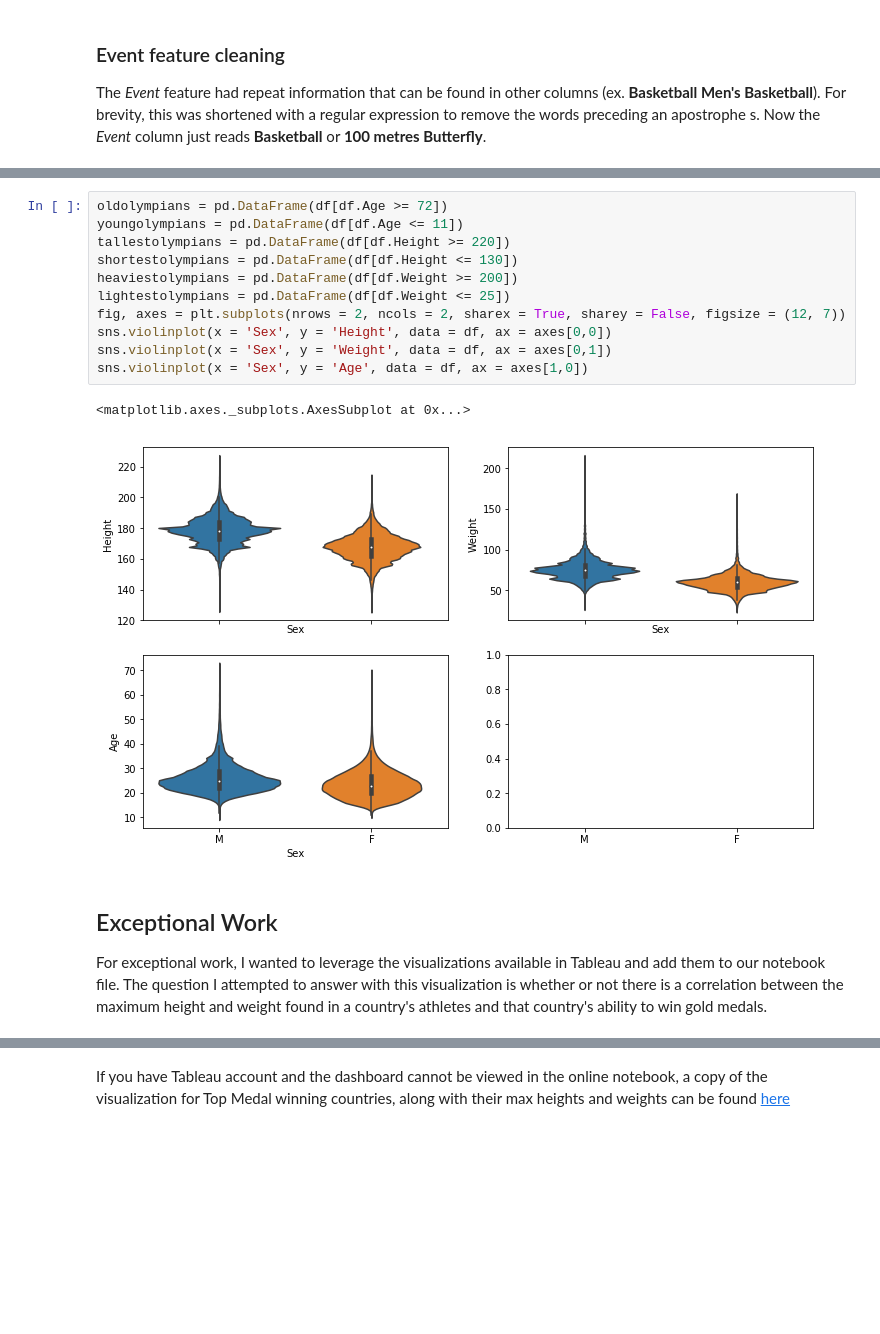
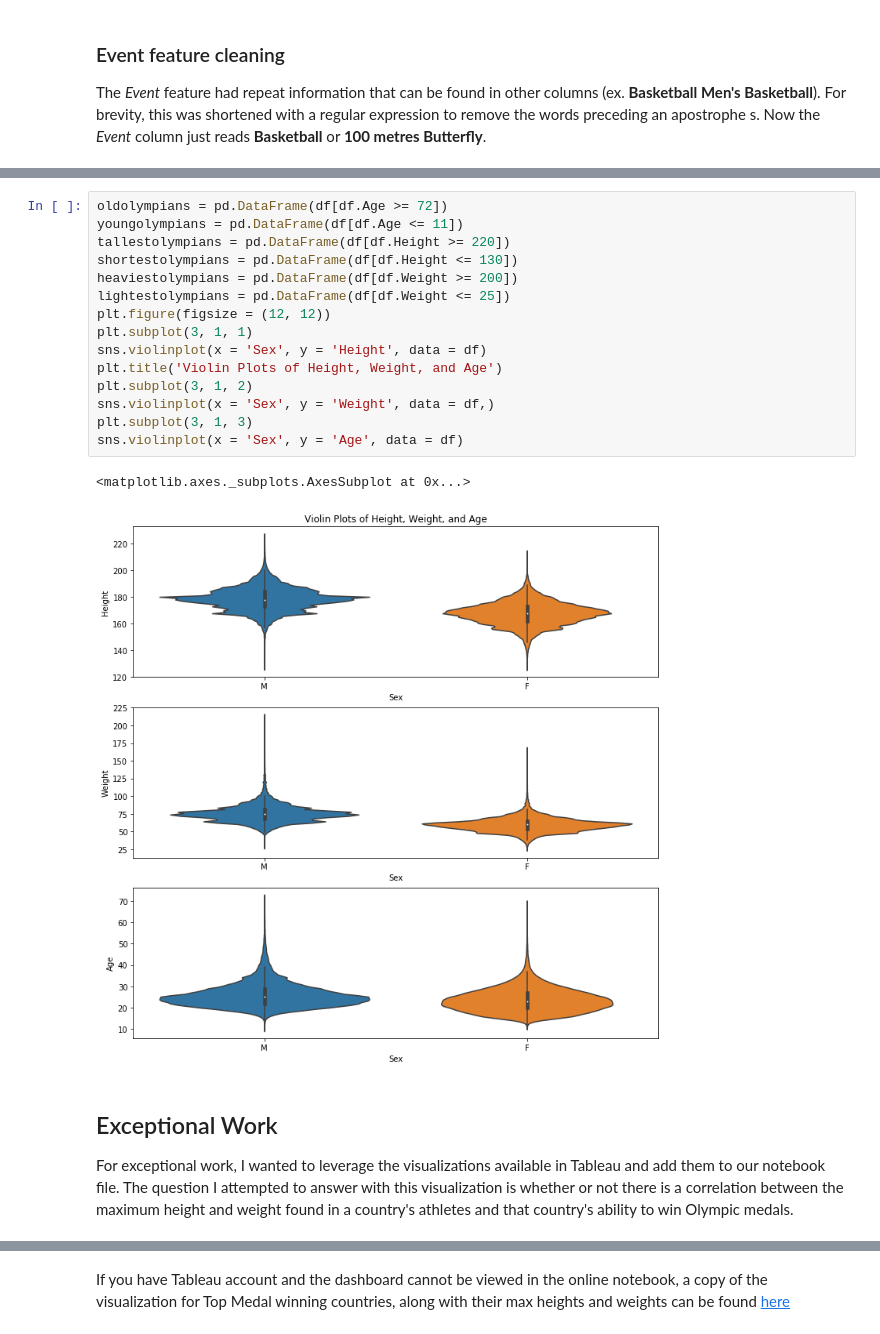
Before and after one commit to i4a/olympics, a Jupyter notebook: code/DataQualExcepWork.ipynb, the cells around one changed output, grey strips where cells are left out. Cells and saved outputs as stored; diff of their text form; blank space fills up the shorter version.

Commit message:
updated graphics and sports facts [steve]

```diff
--- a/code/DataQualExcepWork.ipynb
+++ b/code/DataQualExcepWork.ipynb
@@ -159,21 +166,25 @@ So, while these indivdiuals certainly stand out, even from other Olympic athlete
 # %%
 oldolympians = pd.DataFrame(df[df.Age >= 72])
 youngolympians = pd.DataFrame(df[df.Age <= 11])
 tallestolympians = pd.DataFrame(df[df.Height >= 220])
 shortestolympians = pd.DataFrame(df[df.Height <= 130])
 heaviestolympians = pd.DataFrame(df[df.Weight >= 200])
 lightestolympians = pd.DataFrame(df[df.Weight <= 25])
-fig, axes = plt.subplots(nrows = 2, ncols = 2, sharex = True, sharey = False, figsize = (12, 7))
-sns.violinplot(x = 'Sex', y = 'Height', data = df, ax = axes[0,0])
-sns.violinplot(x = 'Sex', y = 'Weight', data = df, ax = axes[0,1])
-sns.violinplot(x = 'Sex', y = 'Age', data = df, ax = axes[1,0])
+plt.figure(figsize = (12, 12))
+plt.subplot(3, 1, 1)
+sns.violinplot(x = 'Sex', y = 'Height', data = df)
+plt.title('Violin Plots of Height, Weight, and Age')
+plt.subplot(3, 1, 2)
+sns.violinplot(x = 'Sex', y = 'Weight', data = df,)
+plt.subplot(3, 1, 3)
+sns.violinplot(x = 'Sex', y = 'Age', data = df)
 # %% [output]
 <matplotlib.axes._subplots.AxesSubplot at 0x...>
-[figure, old version]
+[figure, new version]
 # %% [markdown]
 ## Exceptional Work
 
-For exceptional work, I wanted to leverage the visualizations available in Tableau and add them to our notebook file.  The question I attempted to answer with this visualization is whether or not there is a correlation between the maximum height and weight found in a country's athletes and that country's ability to win gold medals.
+For exceptional work, I wanted to leverage the visualizations available in Tableau and add them to our notebook file.  The question I attempted to answer with this visualization is whether or not there is a correlation between the maximum height and weight found in a country's athletes and that country's ability to win Olympic medals.
 # %%
 #Create dataframe of Total Medal Counts by Country
 grouped = df.groupby(['Country', 'Medal']).size().to_frame(name = 'count').reset_index()
```
Also changed, not shown: parts of 5 cells of this notebook, 1 other file.
